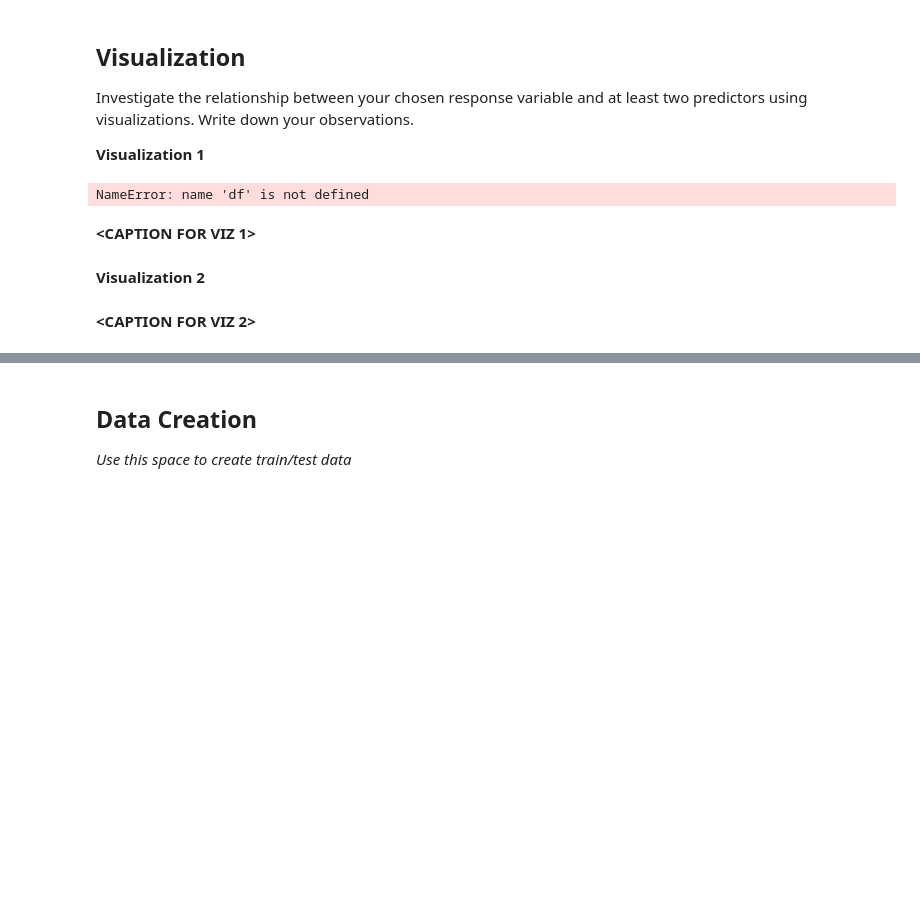
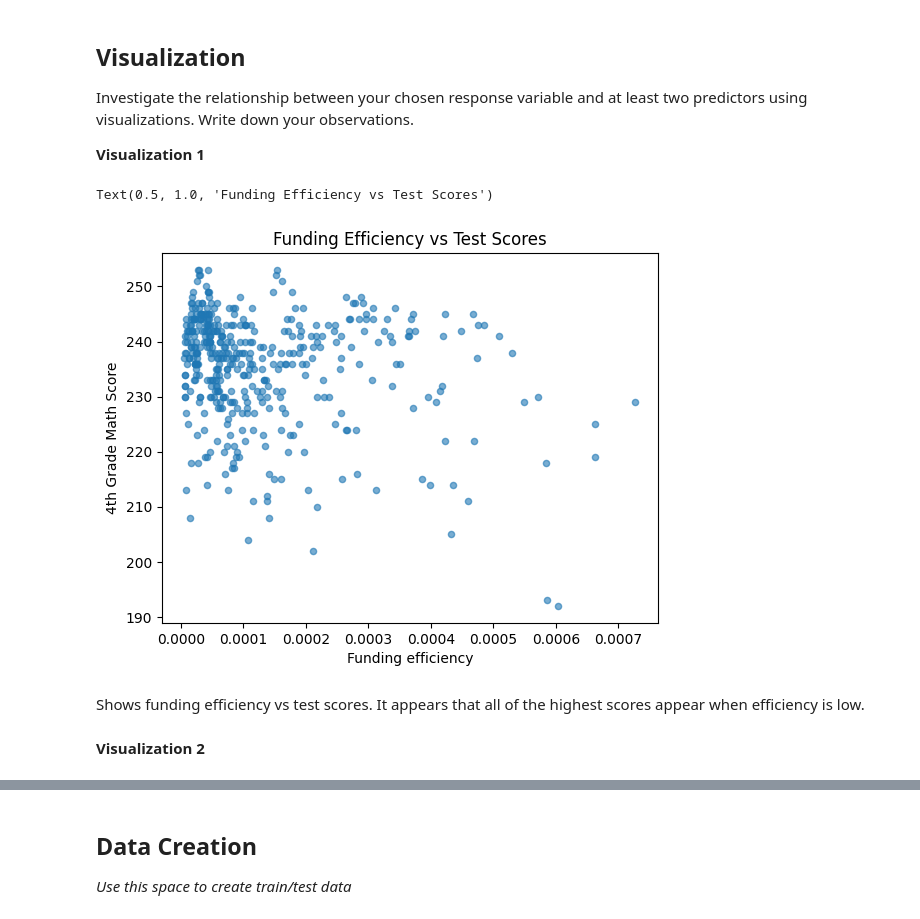
Before and after one commit to noahpendo/MDST-Tutorial, a Jupyter notebook: tutorial1/checkpoint1.ipynb, the cells around one changed output, grey strips where cells are left out. Drawn from its saved outputs; the diff is of its cells as text; code cells hidden in the pictures; blank space fills up the shorter version.

```diff
--- a/tutorial1/checkpoint1.ipynb
+++ b/tutorial1/checkpoint1.ipynb
@@ -131,5 +153,5 @@ You can also create your own features. For example, perhaps you figured that may
 
 Use this space to modify or create features.
 # %%
-df[funding_efficiency] = df["INSTRUCTION_EXPENDITURE"] / df["AVG_MATH_4_SCORE"]
+df["funding_efficiency"] = df["AVG_MATH_4_SCORE"] / df["INSTRUCTION_EXPENDITURE"]
 # %% [markdown]
@@ -140,14 +162,15 @@ Feature engineering justification: I created a funding efficiency feature to see
 Investigate the relationship between your chosen response variable and at least two predictors using visualizations. Write down your observations.
 
 **Visualization 1**
-# %%
-df.groupby("STATE")["AVG_MATH_4_SCORE"].mean().plot()
-print("hello")
-# %% [output]
-NameError: name 'df' is not defined
-# %% [markdown]
-**<CAPTION FOR VIZ 1>**
+# %%
+df.plot.scatter(x='funding_efficiency', y='AVG_MATH_4_SCORE', alpha=0.6)
+plt.ylabel('4th Grade Math Score')
+plt.xlabel('Funding efficiency')
+plt.title("Funding Efficiency vs Test Scores")
+# %% [output]
+Text(0.5, 1.0, 'Funding Efficiency vs Test Scores')
+[figure, added]
+# %% [markdown]
+Shows funding efficiency vs test scores. It appears that all of the highest scores appear when efficiency is low.
 # %% [markdown]
 **Visualization 2**
-# %% [markdown]
-**<CAPTION FOR VIZ 2>**
```
Also changed, not shown: parts of 17 cells of this notebook, 2 other files.
